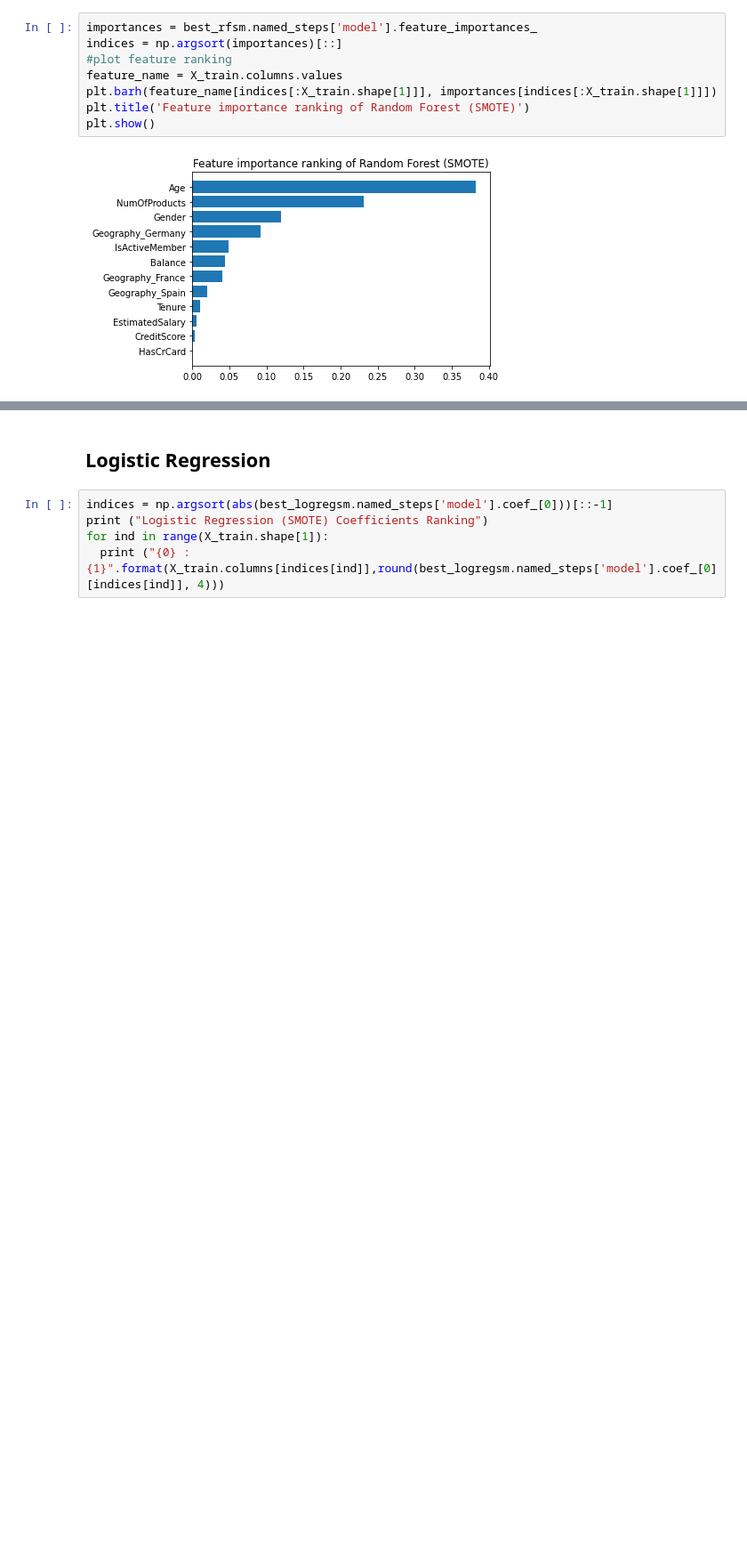
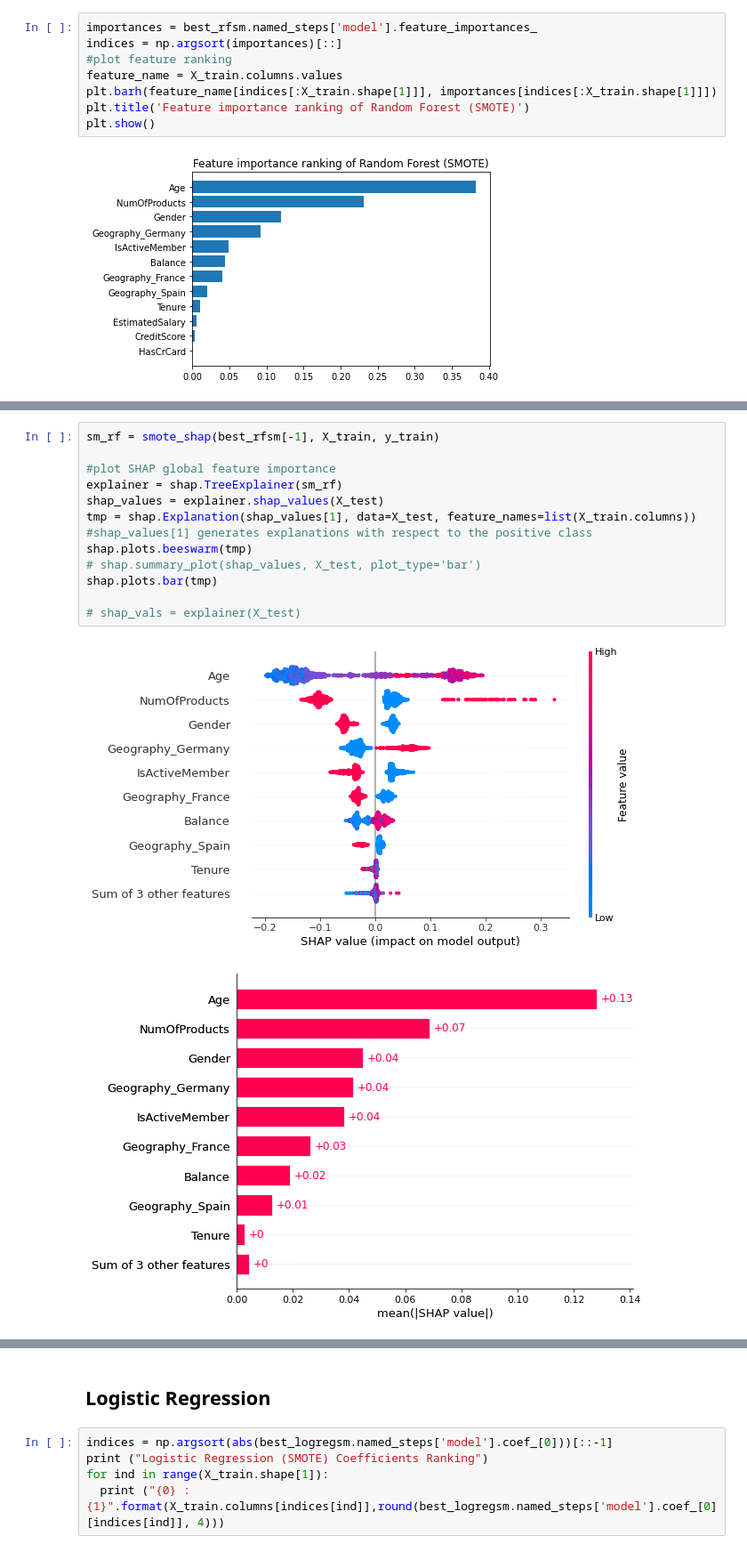
Before and after one commit to karajyr/imbalanced_classification_churn_prediction, a Jupyter notebook: Customer_Churn_Prediction.ipynb, the cells around one changed output, grey strips where cells are left out. Shown at 89% size. Drawn from its saved outputs; the diff is of its cells as text; blank space fills up the shorter version.

```diff
--- a/Customer_Churn_Prediction.ipynb
+++ b/Customer_Churn_Prediction.ipynb
@@ -988,3 +907,18 @@ Feature importance ranking of Random Forest Model (SMOTE):
  - EstimatedSalary : 0.0062
  - CreditScore : 0.0039
  - HasCrCard : 0.0003
+# %%
+sm_rf = smote_shap(best_rfsm[-1], X_train, y_train)
+
+#plot SHAP global feature importance
+explainer = shap.TreeExplainer(sm_rf)
+shap_values = explainer.shap_values(X_test)
+tmp = shap.Explanation(shap_values[1], data=X_test, feature_names=list(X_train.columns)) #shap_values[1] generates explanations with respect to the positive class
+shap.plots.beeswarm(tmp)
+# shap.summary_plot(shap_values, X_test, plot_type='bar')
+shap.plots.bar(tmp)
+
+# shap_vals = explainer(X_test)
+# %% [output]
+[figure, added]
+[figure, added]
```
Also changed, not shown: parts of 75 cells of this notebook.
